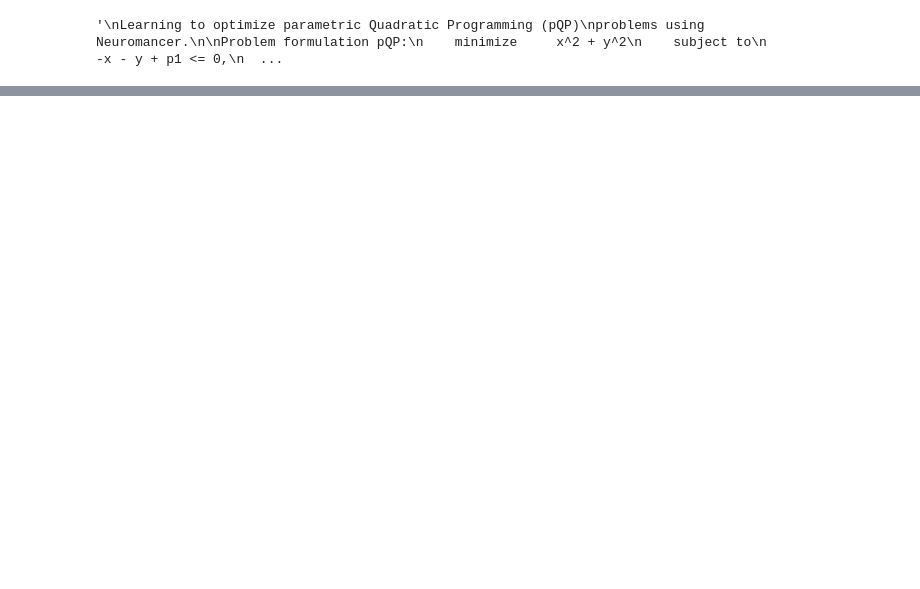
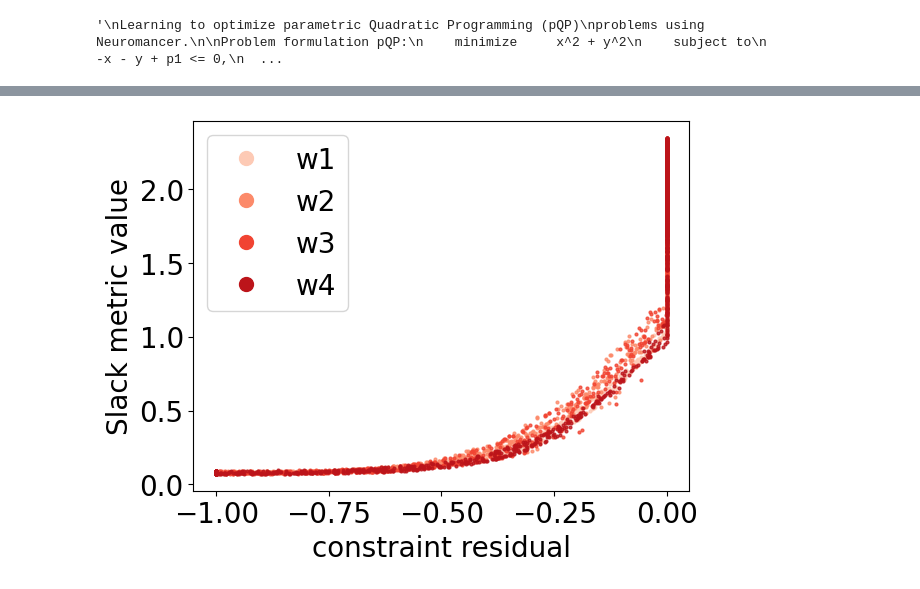
Before and after one commit to pnnl/LOPO, a Jupyter notebook: New_Experiments/pQp_ACS_example.ipynb, the cells around one changed output, grey strips where cells are left out. Drawn from its saved outputs; the diff is of its cells as text; code cells hidden in the pictures; blank space fills up the shorter version.

```diff
--- a/New_Experiments/pQp_ACS_example.ipynb
+++ b/New_Experiments/pQp_ACS_example.ipynb
@@ -608,3 +612,34 @@ plt.show()
+# %%
+
+import matplotlib.pyplot as plt
+from matplotlib.legend_handler import HandlerLine2D
+import numpy as np
+import matplotlib.cm as cm
+
+plt.rcParams.update({'font.size': 20})
+
+colors = cm.Reds(np.linspace(0.2,0.8,4))
+# Create figure and plot the data
+fig, ax = plt.subplots()
+ax.plot(cr[:,0], pv[:,0], '.', label='w1', alpha=0.8,color = colors[0],markersize = 4)
+ax.plot(cr[:,1], pv[:,1], '.', label='w2', alpha=0.8,color = colors[1],markersize = 4)
+ax.plot(cr[:,2], pv[:,2], '.', label='w3', alpha=0.8,color = colors[2],markersize = 4)
+ax.plot(cr[:,3], pv[:,3], '.', label='w4', alpha=0.8,color = colors[3],markersize = 4)
+
+def change_alpha(handle, original):
+    ''' Change the alpha and marker style of the legend handles '''
+    handle.update_from(original)
+    handle.set_alpha(1)
+    handle.set_marker('.')
+    handle.set_markersize(20)
+
+# Add the legend, and set the handler map to use the change_alpha function
+ax.legend(handler_map={plt.Line2D: HandlerLine2D(update_func=change_alpha)})
+ax.set_xlabel('constraint residual')
+ax.set_ylabel('Slack metric value')
+plt.show()
+# %% [output]
+[figure, added]
 # %%
 '''
 Convergence Evaluation
```
Also changed, not shown: parts of 7 cells of this notebook, 14 other files.
